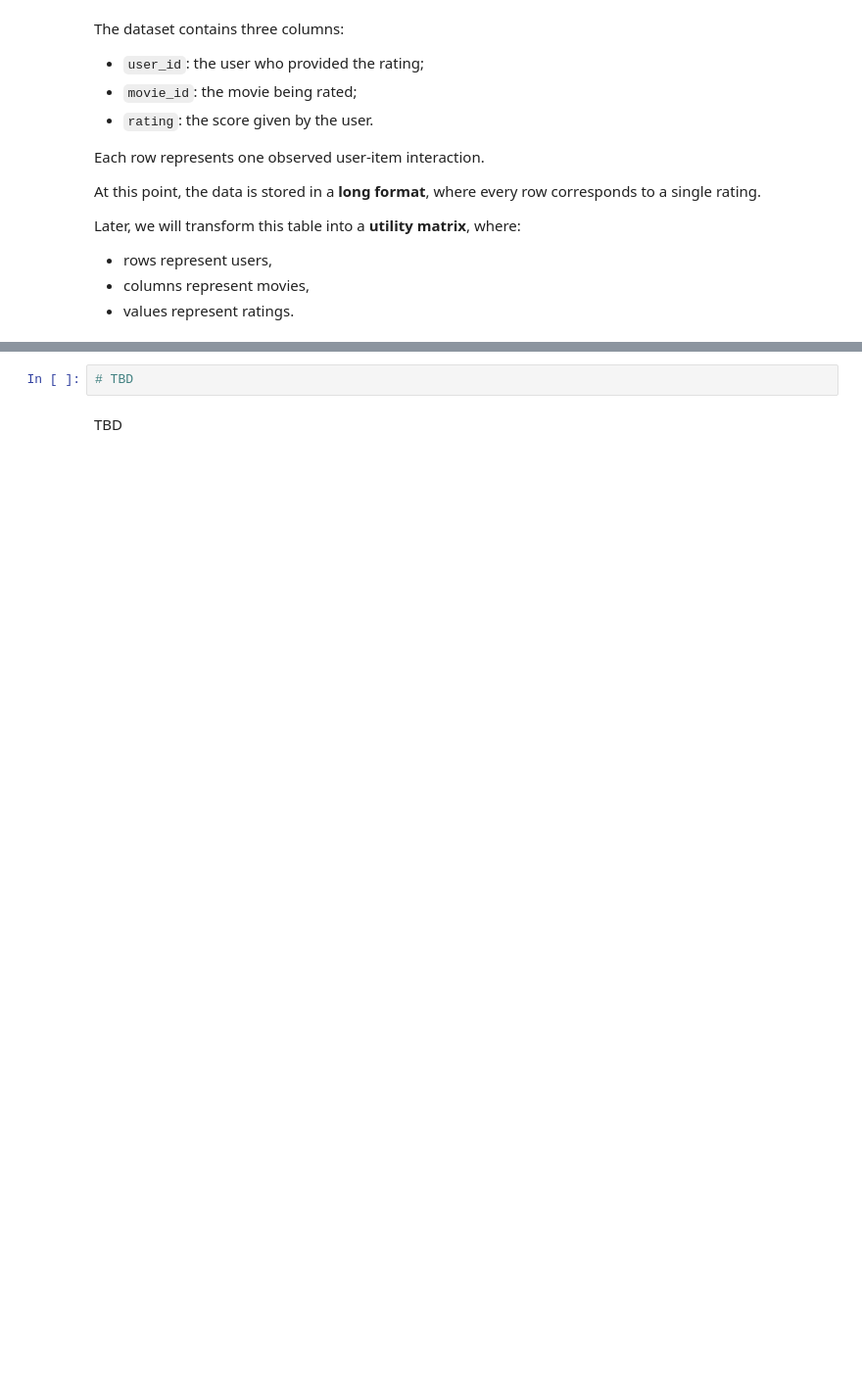
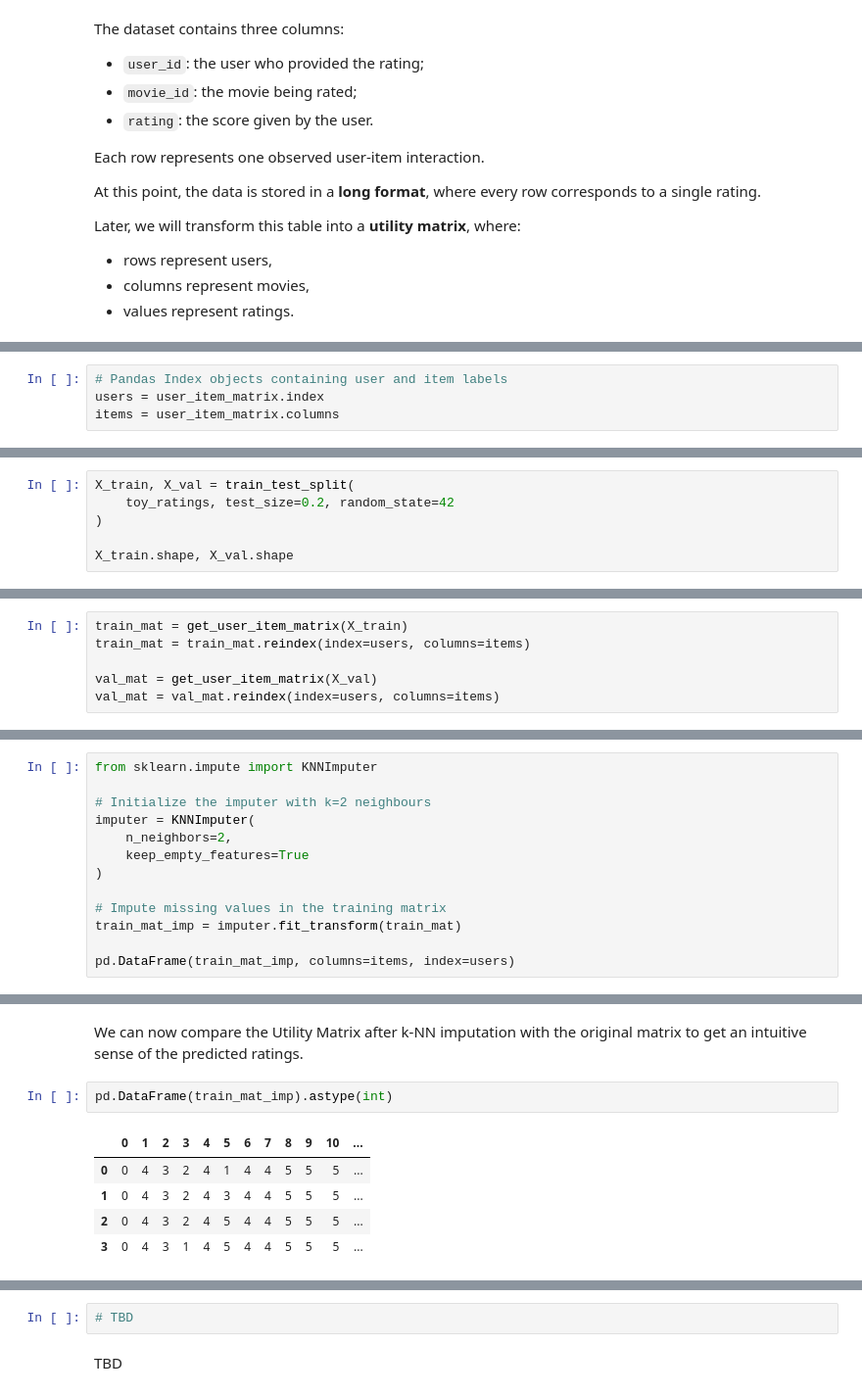
Before and after one commit to Maxstef/data-loves-ml-for-people-course, a Jupyter notebook: notebooks/7_recommendations/0_1_recommendations_intro.ipynb, the cells around one changed output, grey strips where cells are left out. Shown at 98% size. Saved outputs shown, nothing was run; the diff lists cells and outputs as text; blank space fills up the shorter version.

```diff
--- a/notebooks/7_recommendations/0_1_recommendations_intro.ipynb
+++ b/notebooks/7_recommendations/0_1_recommendations_intro.ipynb
@@ -430,0 +524,4 @@ Later, we will transform this table into a **utility matrix**, where:
+# %%
+# Pandas Index objects containing user and item labels
+users = user_item_matrix.index
+items = user_item_matrix.columns
@@ -430,0 +556,6 @@ Later, we will transform this table into a **utility matrix**, where:
+# %%
+X_train, X_val = train_test_split(
+    toy_ratings, test_size=0.2, random_state=42
+)
+
+X_train.shape, X_val.shape
@@ -430,0 +566,6 @@ Later, we will transform this table into a **utility matrix**, where:
+# %%
+train_mat = get_user_item_matrix(X_train)
+train_mat = train_mat.reindex(index=users, columns=items)
+
+val_mat = get_user_item_matrix(X_val)
+val_mat = val_mat.reindex(index=users, columns=items)
@@ -430,0 +739,13 @@ Later, we will transform this table into a **utility matrix**, where:
+# %%
+from sklearn.impute import KNNImputer
+
+# Initialize the imputer with k=2 neighbours
+imputer = KNNImputer(
+    n_neighbors=2,
+    keep_empty_features=True
+)
+
+# Impute missing values in the training matrix
+train_mat_imp = imputer.fit_transform(train_mat)
+
+pd.DataFrame(train_mat_imp, columns=items, index=users)
@@ -430,0 +777,10 @@ Later, we will transform this table into a **utility matrix**, where:
+# %% [markdown]
+We can now compare the Utility Matrix after k-NN imputation with the original matrix to get an intuitive sense of the predicted ratings.
+# %%
+pd.DataFrame(train_mat_imp).astype(int)
+# %% [output]
+|  | 0 | 1 | 2 | 3 | 4 | 5 | 6 | 7 | 8 | 9 | 10 | ... |
+| 0 | 0 | 4 | 3 | 2 | 4 | 1 | 4 | 4 | 5 | 5 | 5 | ... |
+| 1 | 0 | 4 | 3 | 2 | 4 | 3 | 4 | 4 | 5 | 5 | 5 | ... |
+| 2 | 0 | 4 | 3 | 2 | 4 | 5 | 4 | 4 | 5 | 5 | 5 | ... |
+| 3 | 0 | 4 | 3 | 1 | 4 | 5 | 4 | 4 | 5 | 5 | 5 | ... |
```
Also changed, not shown: parts of 108 cells of this notebook, 2 other files.
